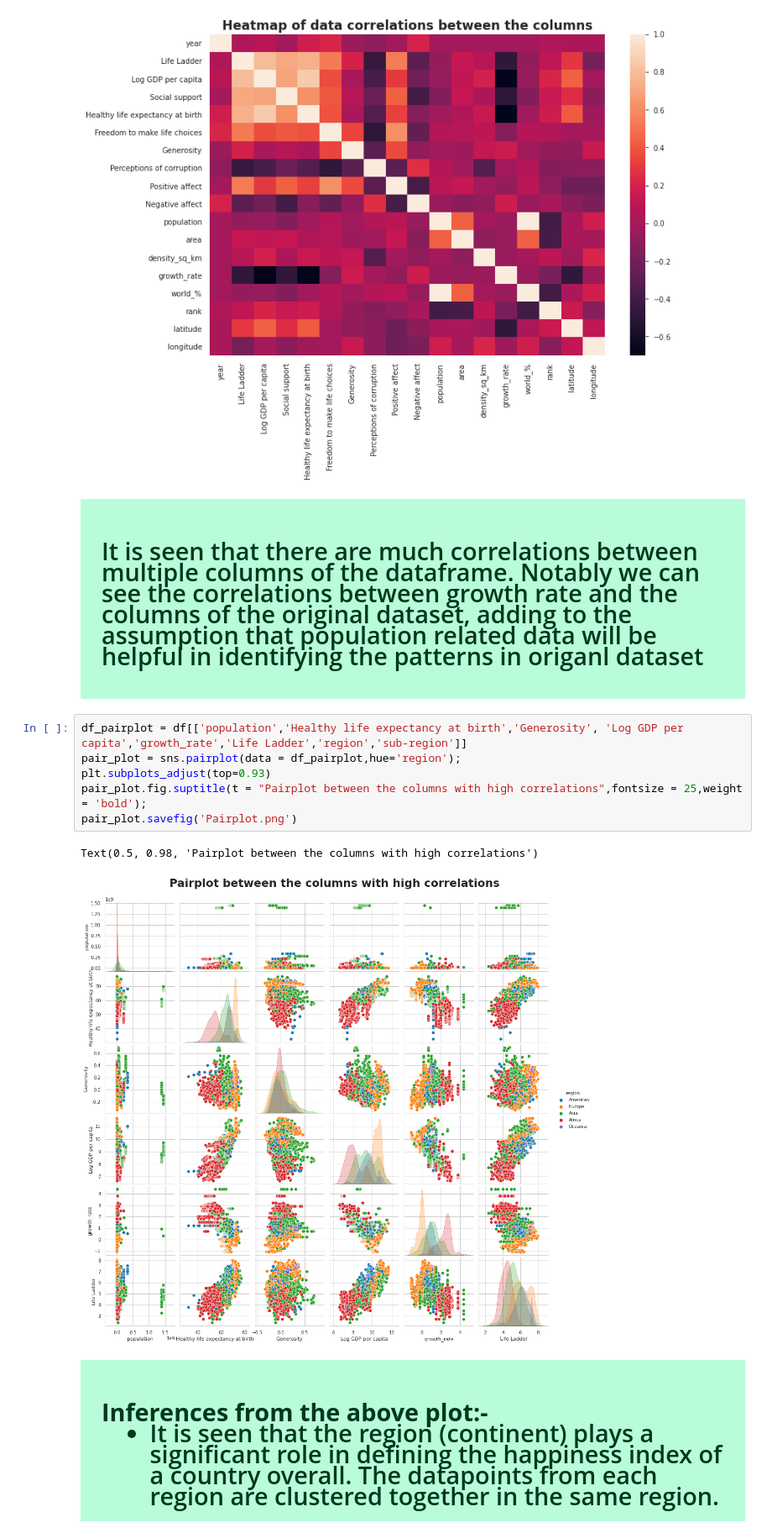
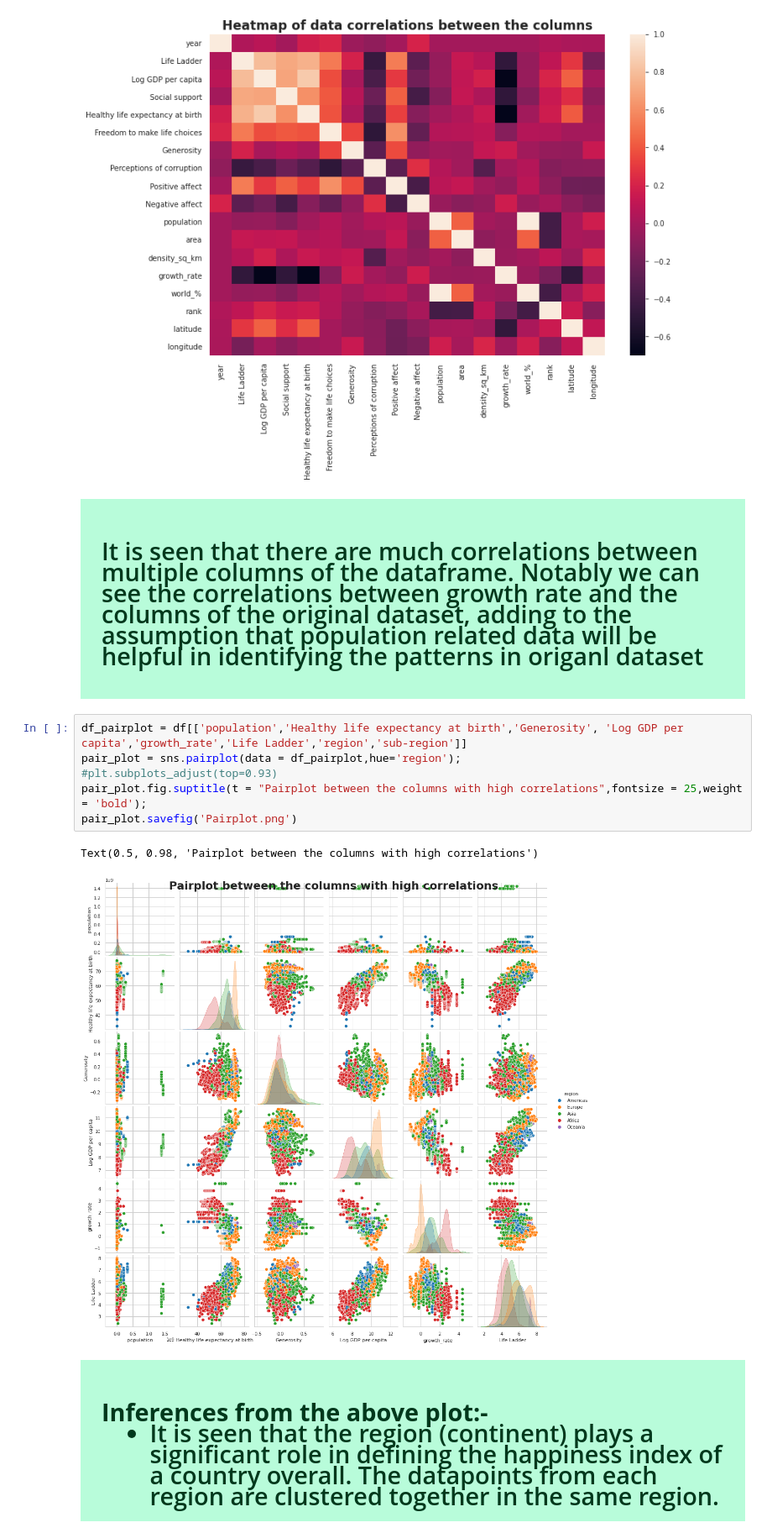
Before and after one commit to sathishkumar118/EDA-with-World-Happiness-data, a Jupyter notebook: eda-world-happiness-data-deals-multiple-data.ipynb, the cells around one changed output. Shown at 84% size. Saved outputs shown, nothing was run; the diff lists cells and outputs as text.

```diff
--- a/eda-world-happiness-data-deals-multiple-data.ipynb
+++ b/eda-world-happiness-data-deals-multiple-data.ipynb
@@ -560,17 +560,17 @@ Text(0.5, 1.0, 'Heatmap of data correlations between the columns')
             font-family:'Futura';
             line-height: 1.7em;
             font-size:1.5em;">
-    <h3 style = "line-height:1.3;">It is seen that there are much correlations between multiple columns of the dataframe. Notably we can see the correlations between growth rate and the columns of the original dataset, adding to the assumption that population related data will be helpful in identifying the patterns in origanl dataset
+<h3 style = "line-height:1.3;">It is seen that there are much correlations between multiple columns of the dataframe. Notably we can see the correlations between growth rate and the columns of the original dataset, adding to the assumption that population related data will be helpful in identifying the patterns in origanl dataset
 </h3><div>
 # %%
 df_pairplot = df[['population','Healthy life expectancy at birth','Generosity', 'Log GDP per capita','growth_rate','Life Ladder','region','sub-region']]
 pair_plot = sns.pairplot(data = df_pairplot,hue='region');
-plt.subplots_adjust(top=0.93)
+#plt.subplots_adjust(top=0.93)
 pair_plot.fig.suptitle(t = "Pairplot between the columns with high correlations",fontsize = 25,weight = 'bold');
 pair_plot.savefig('Pairplot.png')
 # %% [output]
 Text(0.5, 0.98, 'Pairplot between the columns with high correlations')
-[figure, old version]
+[figure, new version]
 # %% [markdown]
 <div style="color:#00381c;
            display:fill;
```
Also changed, not shown: parts of 4 cells of this notebook.
